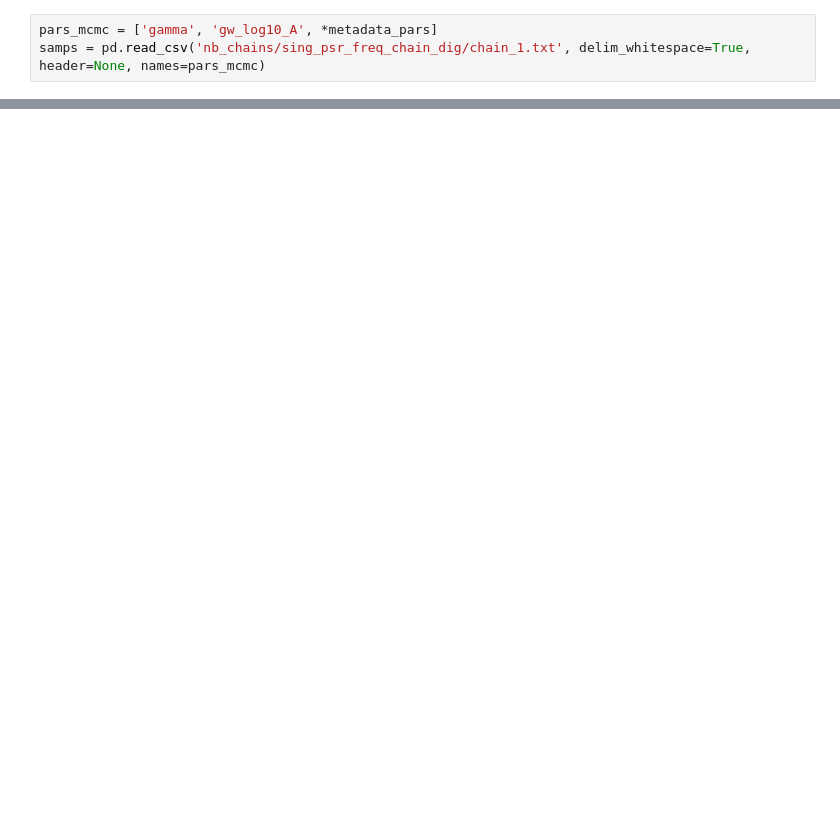
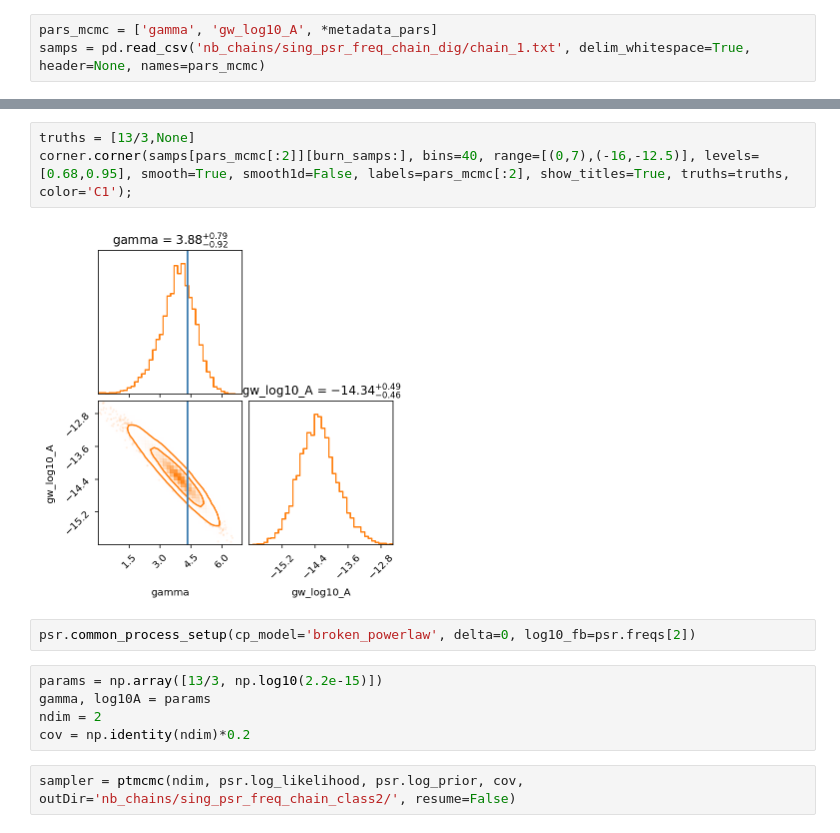
Before and after one commit to astrolamb/single_pulsar_analysis, a Jupyter notebook: single_pulsars_general.ipynb, the cells around one changed output, grey strips where cells are left out. Saved outputs shown, nothing was run; the diff lists cells and outputs as text; blank space fills up the shorter version.

```diff
--- a/single_pulsars_general.ipynb
+++ b/single_pulsars_general.ipynb
@@ -235,0 +386,14 @@ corner.corner(samps[pars_mcmc[:2]][burn_samps:], bins=40, range=[(0,7),(-16,-12.
+# %%
+truths = [13/3,None]
+corner.corner(samps[pars_mcmc[:2]][burn_samps:], bins=40, range=[(0,7),(-16,-12.5)], levels=[0.68,0.95], smooth=True, smooth1d=False, labels=pars_mcmc[:2], show_titles=True, truths=truths, color='C1');
+# %% [output]
+[figure, added]
+# %%
+psr.common_process_setup(cp_model='broken_powerlaw', delta=0, log10_fb=psr.freqs[2])
+# %%
+params = np.array([13/3, np.log10(2.2e-15)])
+gamma, log10A = params
+ndim = 2
+cov = np.identity(ndim)*0.2
+# %%
+sampler = ptmcmc(ndim, psr.log_likelihood, psr.log_prior, cov, outDir='nb_chains/sing_psr_freq_chain_class2/', resume=False)
```
Also changed, not shown: parts of 25 cells of this notebook.
